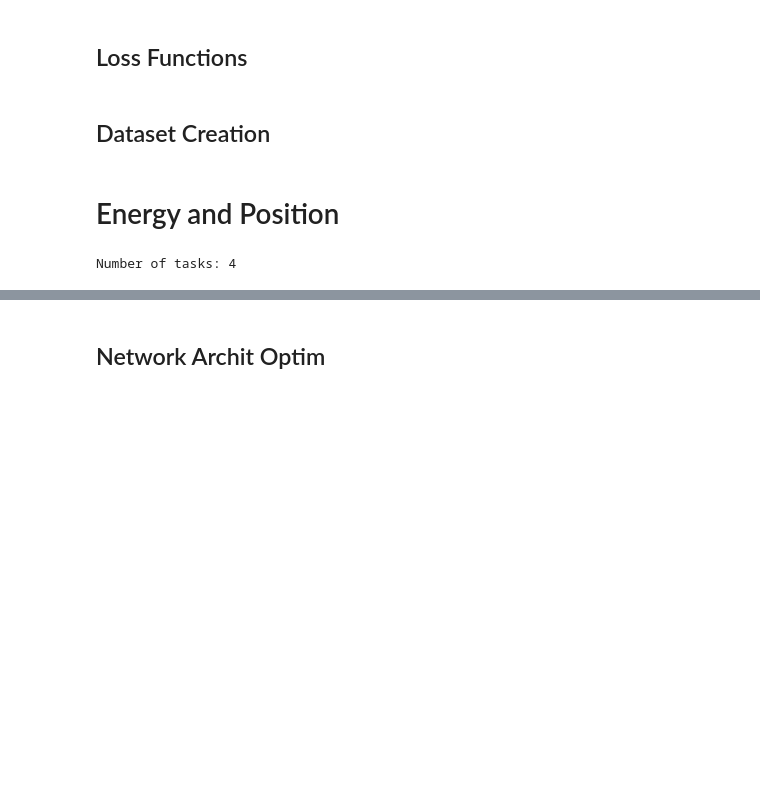
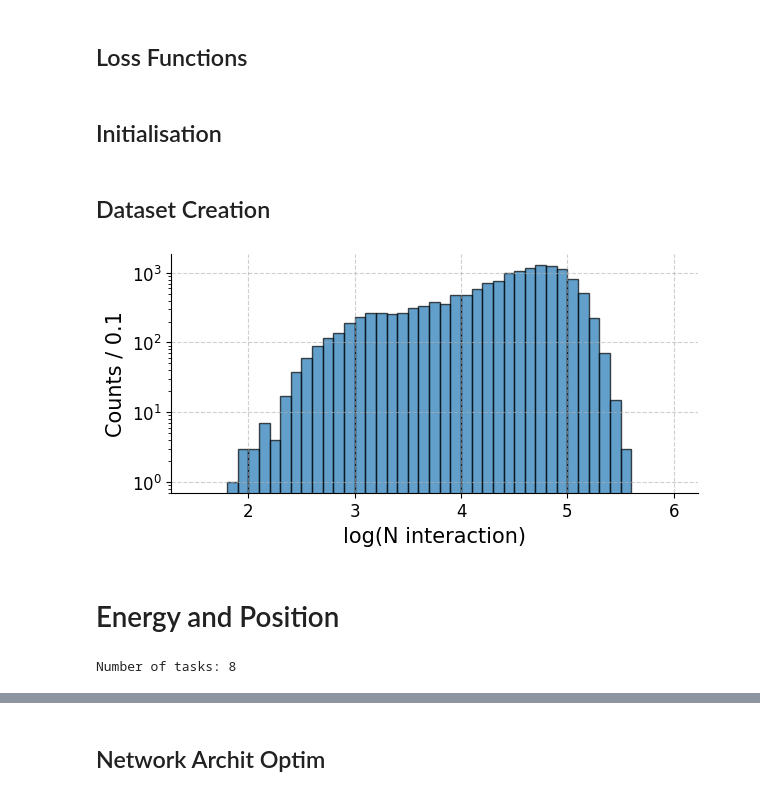
Before and after one commit to alessandrobreccia99/SNN-Cal, a Jupyter notebook: SNN/SNN.ipynb, the cells around one changed output, grey strips where cells are left out. Drawn from its saved outputs; the diff is of its cells as text; code cells hidden in the pictures; blank space fills up the shorter version.

```diff
--- a/SNN/SNN.ipynb
+++ b/SNN/SNN.ipynb
@@ -479,3 +490,5 @@ class multi_MSELoss(torch.nn.Module):
                 losses[i] = F.mse_loss(input[:, i], target[:, i], reduction=self.reduction)
 
         return (self.weights*losses).sum()
+# %% [markdown]
+## Initialisation
@@ -483,7 +505,28 @@ class multi_MSELoss(torch.nn.Module):
 ## Dataset Creation
 # %%
 dataset = ds.build_dataset("../Data/PrimaryOnly/Uniform/", max_files=100, primary_only=True,
-                           target=["energy","centroid","dispersion"])
+                           target=["energy","centroid","dispersion", "N_int"])
+# %%
+dataset.transform = lambda x: (x[0], ds.to_tensor_and_dtype(np.log10(x[1][-1])), torch.float32)
+
+dims=["log(N interaction)"]
+fig, axs = plt.subplots(ncols=len(dims), nrows=1, facecolor="w", figsize=(6*len(dims), 3),constrained_layout=True)
+n = 10
+bins=np.arange(1.5, 6+1/n, 1/n)
+axs.set_ylabel(f"Counts / {1/n}", fontsize=15)
+for i in range(len(dims)):
+    energy = np.array([d[1] for d in dataset])
+    axs.set_xlabel(dims[i], fontsize=15)
+    axs.grid(True, linestyle='--', alpha=0.6)
+    axs.spines['top'].set_visible(False)
+    axs.spines['right'].set_visible(False)
+    axs.set_yscale('log')
+
+    axs.tick_params(axis='both', which='major', labelsize=12)
+    axs.set_xticks([i for i in range(7)])
+    hist = axs.hist(energy, bins, edgecolor='black', alpha=0.7)
+# %% [output]
+[figure, added]
 # %% [markdown]
 # Energy and Position
 # %%
@@ -491,6 +534,10 @@ dataset.transform = lambda x: (x[0], ds.to_tensor_and_dtype([np.log10(x[1][0]),
 train_dataset, test_dataset, val_dataset = ds.build_loaders(dataset, (0.7, 0.15), shuffle=True, num_workers=0)
 # %%
-population = 80
+tasks = next(iter(train_dataset))[1].shape[-1]  # Detect number of tasks from number of labels dimension
+
+population = tasks*20  # 20 ouput neurons per task
+
+# Build network form array of [hidden layers, neuron per layers]
 def build_network(params_values):
     for row in params_values:
         net_desc = {}
@@ -498,18 +545,18 @@ def build_network(params_values):
         net_desc["layers"] = [400] + [N for i in range(l)] + [population]
         net_desc['timesteps'] = 100
         net_desc["neuron_params"] = {i:  [snn.Leaky,
-                        {"beta" : 1.0,
+                        {"beta" : torch.randn((net_desc['layers'][i],))*0.2 + 0.8, # initialise each beta differently from normal dist, centered at 0.8 in this case
                         "learn_beta": True,
                         "threshold" : 1.0,
                         "learn_threshold": True,
-                        "spike_grad": surrogate.atan(),
+                        "spike_grad": surrogate.atan(alpha=4),
                         }] for i in range(1, l+2)}
         net_desc["output"] = "spike"
     return net_desc
 
 net_desc_spikefreq = build_network(np.array([[2, 120]]))
-tasks = next(iter(train_dataset))[1].shape[-1]
+
 print('Number of tasks:', tasks)
 # %% [output]
-Number of tasks: 4
+Number of tasks: 8
 # %%
```
Also changed, not shown: parts of 19 cells of this notebook, 4 other files.
